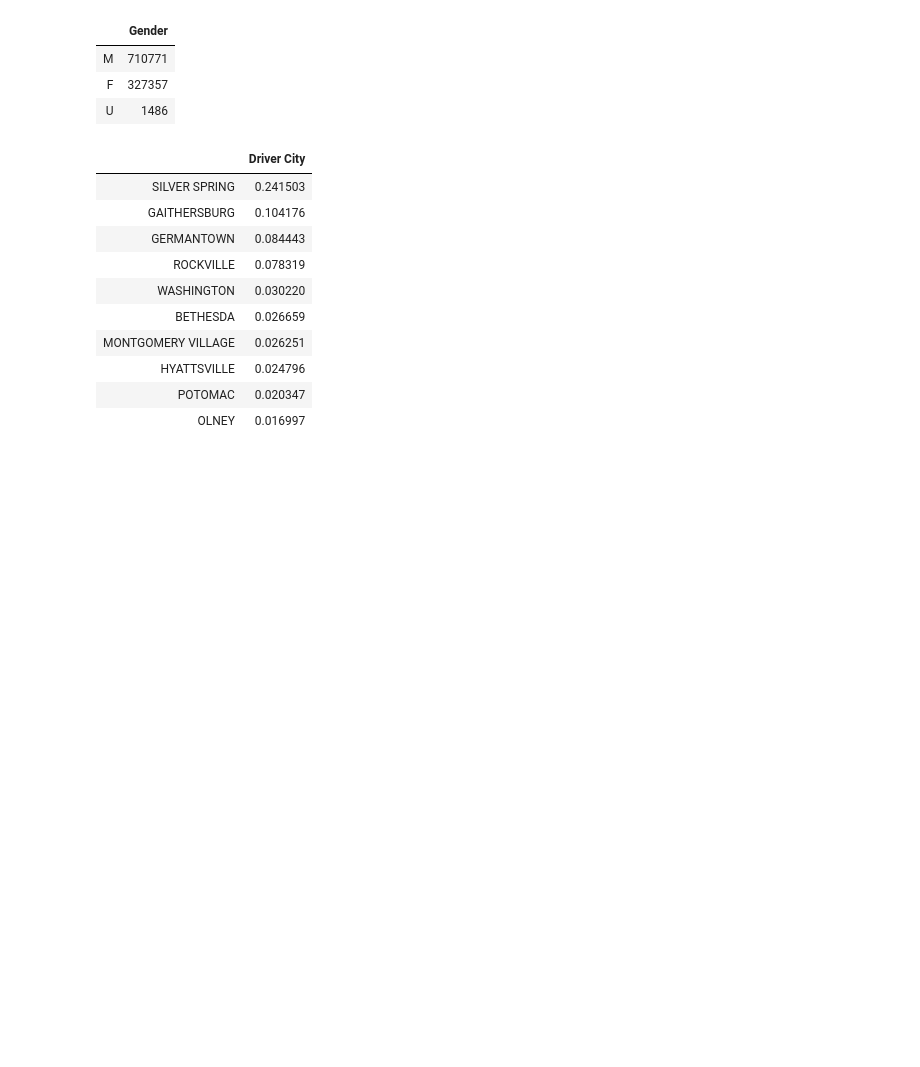
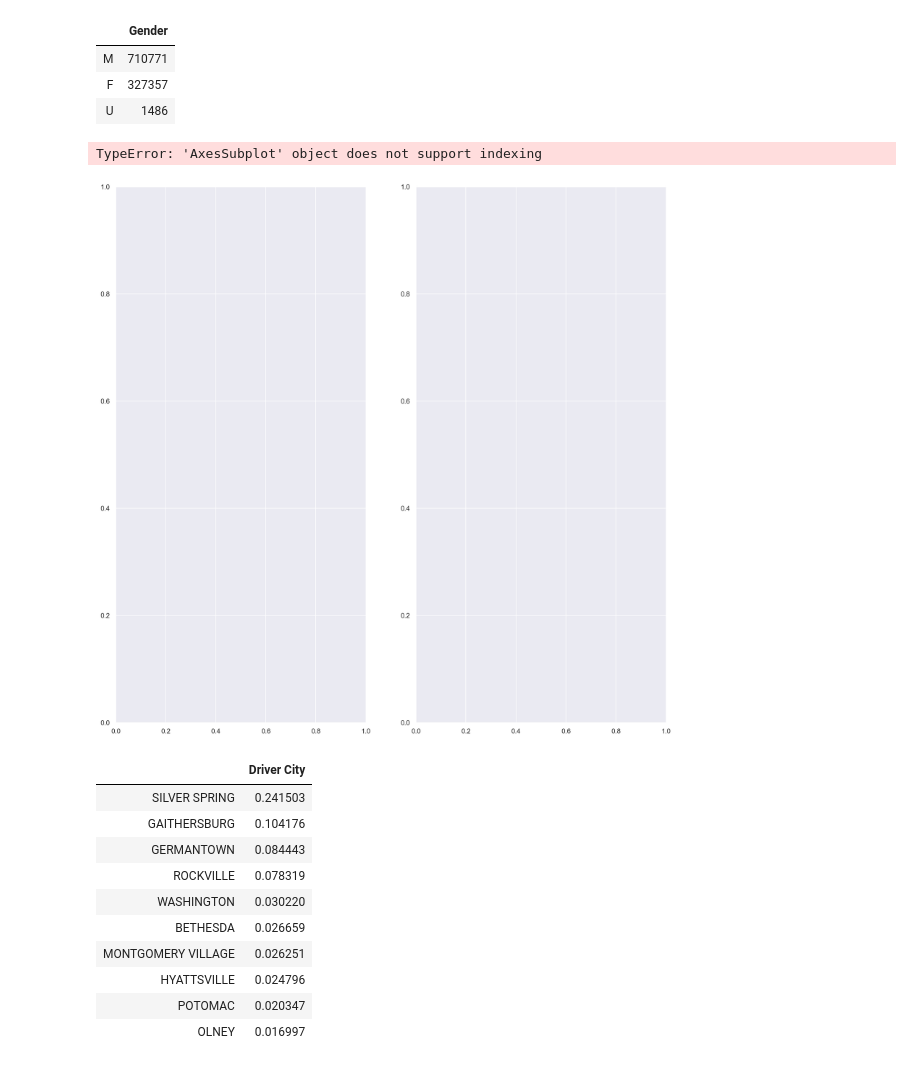
Before and after one commit to Dantarshi/Traffic-Stops, a Jupyter notebook: Traffic Stops.ipynb, the cells around one changed output. Drawn from its saved outputs; the diff is of its cells as text; code cells hidden in the pictures; blank space fills up the shorter version.

```diff
--- a/Traffic Stops.ipynb
+++ b/Traffic Stops.ipynb
@@ -272,6 +272,21 @@ pd.DataFrame(data['Gender'].value_counts()).nlargest(10, columns = ['Gender'])
 | M | 710771 |
 | F | 327357 |
 | U | 1486 |
+# %%
+f, axarr = plt.subplots(1, 2 , figsize=(16, 16))
+
+f.subplots_adjust(hspace=0.5)
+
+sns.countplot(df['Gender'], ax=axarr[0][0], color='salmon')
+axarr[0][0].set_title("Gender", fontsize=14)
+
+sns.countplot(df['Race'], ax=axarr[0][1], color='salmon')
+axarr[0][1].set_title("Race", fontsize=14)
+
+sns.despine()
+# %% [output]
+TypeError: 'AxesSubplot' object does not support indexing
+[figure, added]
 # %%
 violation_county = pd.DataFrame(data['Driver City'].
  value_counts()/len(data)).nlargest(10, columns = ['Driver City'])
```
Also changed, not shown: parts of 2 cells of this notebook.
